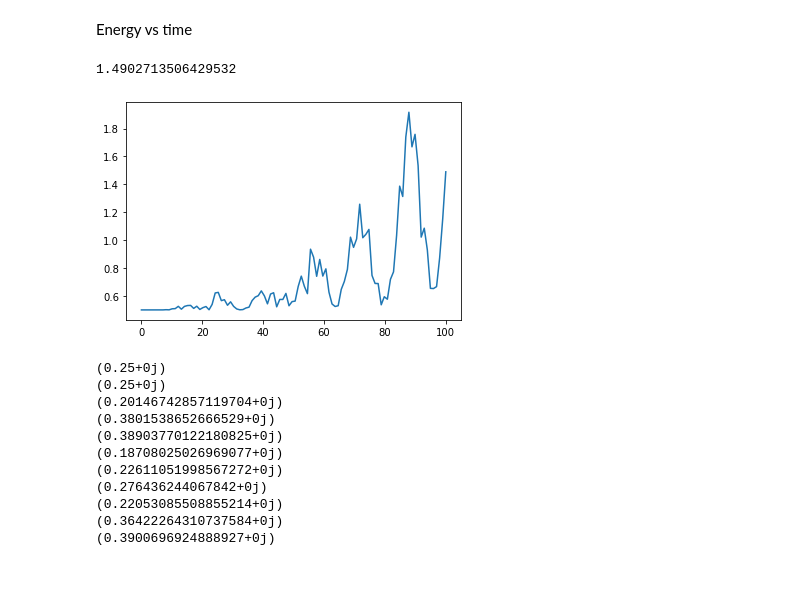
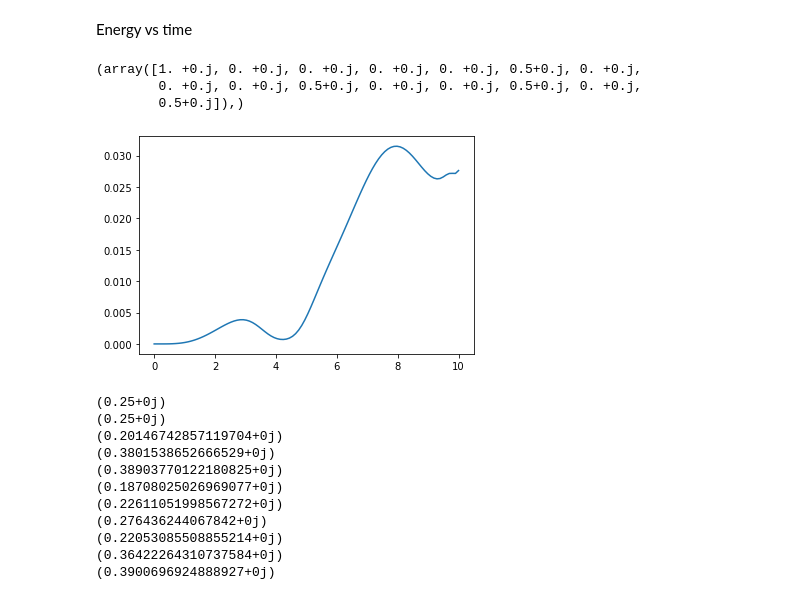
Before and after one commit to gsuarezr/krotov, a Jupyter notebook: Gaussian.ipynb, the cells around one changed output. Drawn from its saved outputs; the diff is of its cells as text; code cells hidden in the pictures.

```diff
--- a/Gaussian.ipynb
+++ b/Gaussian.ipynb
@@ -61,12 +61,12 @@ Hde=dill.load(open("H_de","rb"))
 g=0.2, T=100,target= np.sqrt(2), np.sqrt(2),0,5 * np.sqrt(2), nt=100 it is good
 # %%
 omega=1
-ampl0=0.01
+ampl0=0.1
 #T=8
-mu=0.05
+mu=0.5
 g=0.2*omega
 #ampl0=1
-T=5
+T=10
 nt=100
 tlist = np.linspace(0,T, nt)
 def hamiltonian(omega, ampl0, mu,g):
@@ -88,7 +88,7 @@ def hamiltonian(omega, ampl0, mu,g):
               t, t_start=0, t_stop=T, t_rise=0.005, func="blackman"
           )
 
-      return [HA, [H2, guess_control], [H1, guess_control]]
+      return [HA, [H1, guess_control], [H2, guess_control]]
 def S(t):
     """Shape function for the field update"""
     return krotov.shapes.flattop(
@@ -155,7 +155,7 @@ def plot_iterations(opt_result):
 
 H = hamiltonian(omega,ampl0,mu,g)
 pulse_options = {
-    H[1][1]: dict(lambda_a=0.01, update_shape=S),
+    H[1][1]: dict(lambda_a=1, update_shape=S),
 
 
 }
@@ -248,12 +389,12 @@ def states(psi0,g,mu):
     dt=opt_result.tlist[1]-opt_result.tlist[0]
     for i in range (0,len(opt_result.tlist)):
         #A=HA+H1*field_discrete(opt_result.optimized_controls[0],opt_result.tlist[i],dt)+H2*field_discrete(integral,opt_result.tlist[i],dt)
-        #A=HA+H1*opt_result.optimized_controls[0][i]+H2*integral[i]
-        if i==len(opt_result.tlist)-1:
+        A=HA+H1*opt_result.optimized_controls[0][i]+H2*integral[i]
+        '''if i==len(opt_result.tlist)-1:
             A=HA+H2*opt_result.optimized_controls[0][i]+H1*(opt_result.optimized_controls[0][i]-opt_result.optimized_controls[0][i-1])/dt
         else:
 
-            A=HA+H2*opt_result.optimized_controls[0][i]+H1*(opt_result.optimized_controls[0][i+1]-opt_result.optimized_controls[0][i])/dt
+            A=HA+H2*opt_result.optimized_controls[0][i]+H1*(opt_result.optimized_controls[0][i+1]-opt_result.optimized_controls[0][i])/dt'''
         if i==1:
             states[i,:]=(((-A * dt).expm())(psi0)).trans()
         elif i==0:
@@ -288,15 +429,17 @@ Energy vs time
 # %%
 psi0=qutip.Qobj(np.array([1,0,0,0,0,1/2,0,0,0,1/2,0,0,1/2,0,1/2]))
 psi=states(psi0,g,mu)
 Energy=np.zeros(nt)
 for i in range (0,np.shape(psi)[0]):
-    Energy[i]=1/2*(np.real(psi[i][5])+(np.real(psi[i][1]))**2+np.real(psi[i][12])+(np.real(psi[i][3]))**2)
+    Energy[i]=1/2*(np.real(psi[i][9])+(np.real(psi[i][2]))**2+np.real(psi[i][14])+(np.real(psi[i][4]))**2)-1/2
 plt.plot(opt_result.tlist,Energy)
 
-Energy[nt-1]
+psi[0],
 # %% [output]
-1.4902713506429532
+(array([1. +0.j, 0. +0.j, 0. +0.j, 0. +0.j, 0. +0.j, 0.5+0.j, 0. +0.j,
+        0. +0.j, 0. +0.j, 0.5+0.j, 0. +0.j, 0. +0.j, 0.5+0.j, 0. +0.j,
+        0.5+0.j]),)
-[figure, old version]
+[figure, new version]
 # %%
 for i in range (0,nt):
     print(psi[i][9]*psi[i][14])
```
Also changed, not shown: parts of 5 cells of this notebook, 2 other files.
